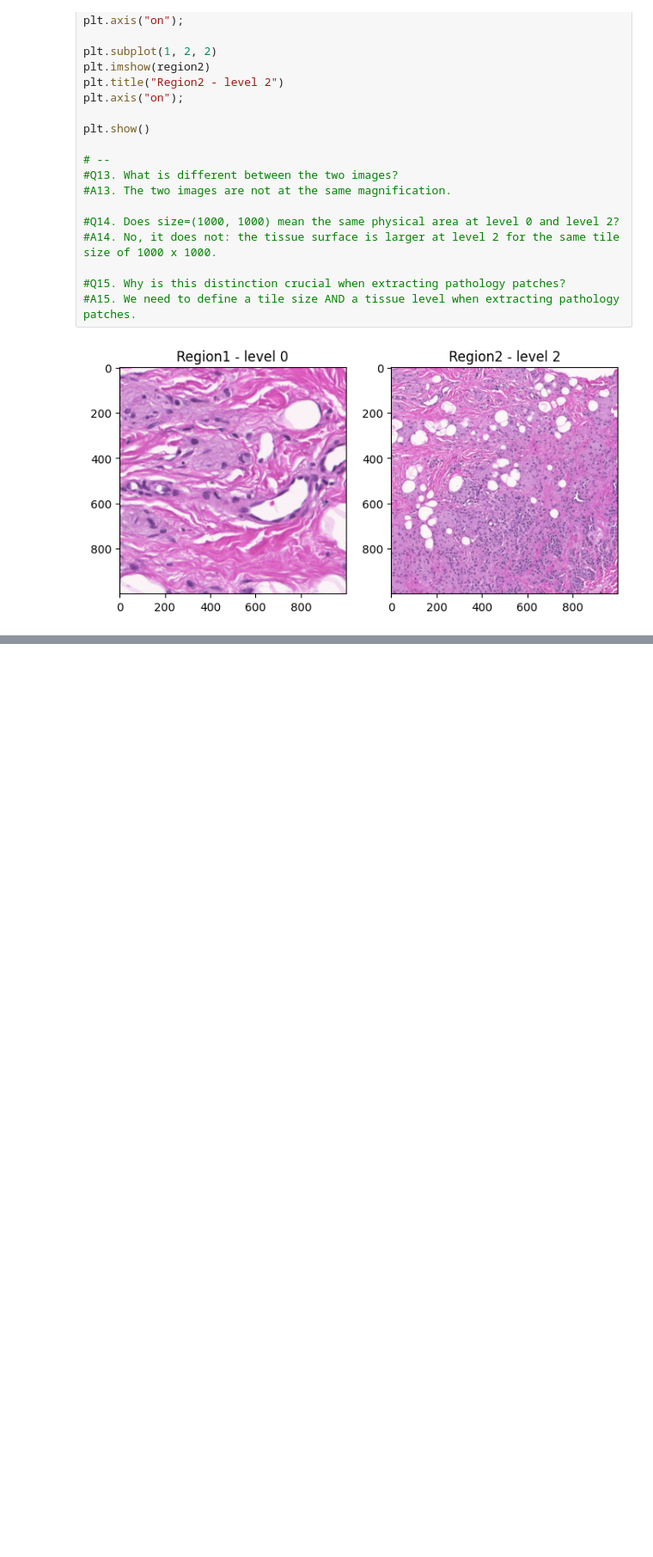
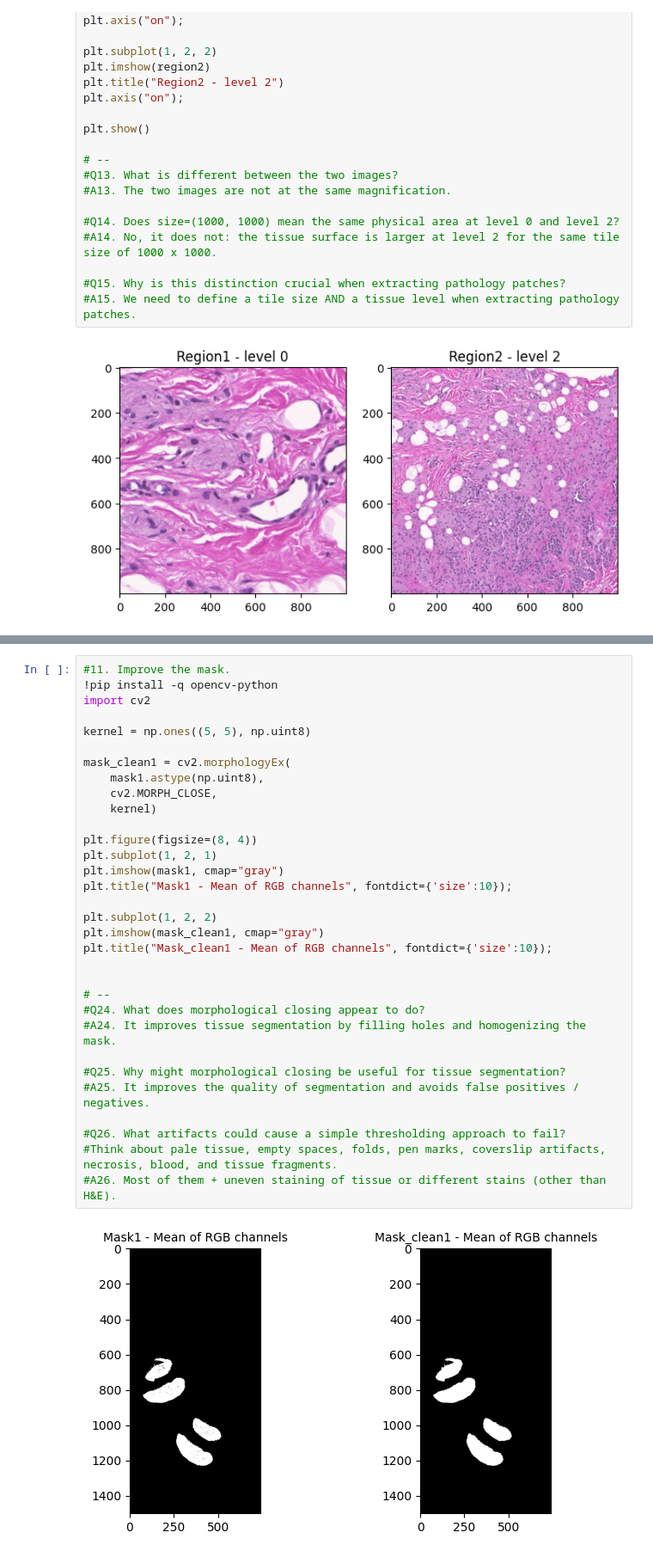
Before and after one commit to PierreCr/Digital-Pathology, a Jupyter notebook: Mini_project_in_computational_pathology.ipynb, the cells around one changed output, grey strips where cells are left out. Shown at 86% size. Drawn from its saved outputs; the diff is of its cells as text; blank space fills up the shorter version.

```diff
--- a/Mini_project_in_computational_pathology.ipynb
+++ b/Mini_project_in_computational_pathology.ipynb
@@ -261,0 +294,34 @@ plt.axis("on");
+# %%
+#11. Improve the mask.
+!pip install -q opencv-python
+import cv2
+
+kernel = np.ones((5, 5), np.uint8)
+
+mask_clean1 = cv2.morphologyEx(
+    mask1.astype(np.uint8),
+    cv2.MORPH_CLOSE,
+    kernel)
+
+plt.figure(figsize=(8, 4))
+plt.subplot(1, 2, 1)
+plt.imshow(mask1, cmap="gray")
+plt.title("Mask1 - Mean of RGB channels", fontdict={'size':10});
+
+plt.subplot(1, 2, 2)
+plt.imshow(mask_clean1, cmap="gray")
+plt.title("Mask_clean1 - Mean of RGB channels", fontdict={'size':10});
+
+
+# --
+#Q24. What does morphological closing appear to do?
+#A24. It improves tissue segmentation by filling holes and homogenizing the mask.
+
+#Q25. Why might morphological closing be useful for tissue segmentation?
+#A25. It improves the quality of segmentation and avoids false positives / negatives.
+
+#Q26. What artifacts could cause a simple thresholding approach to fail?
+#Think about pale tissue, empty spaces, folds, pen marks, coverslip artifacts, necrosis, blood, and tissue fragments.
+#A26. Most of them + uneven staining of tissue or different stains (other than H&E).
+# %% [output]
+[figure, added]
```
Also changed, not shown: parts of 7 cells of this notebook.
